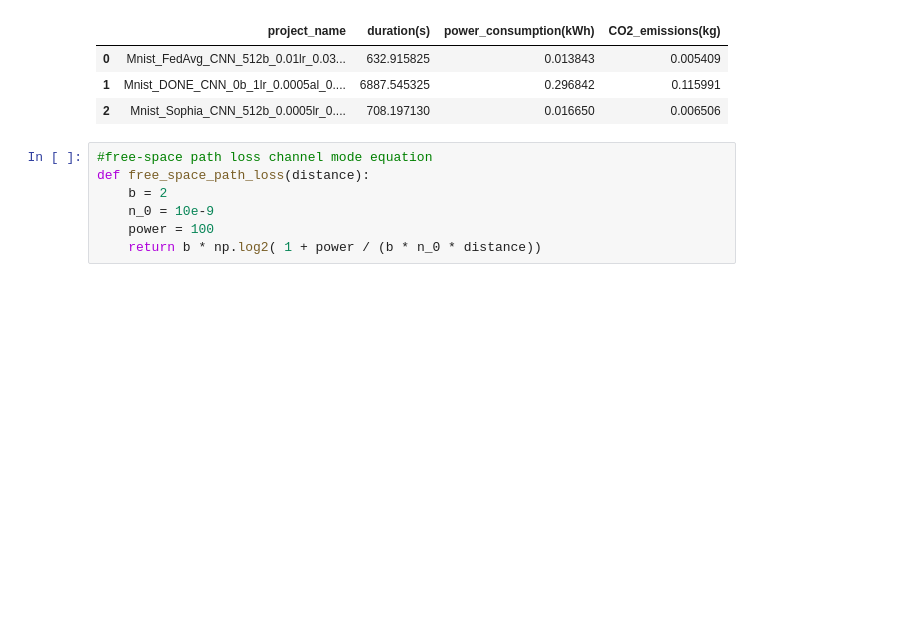
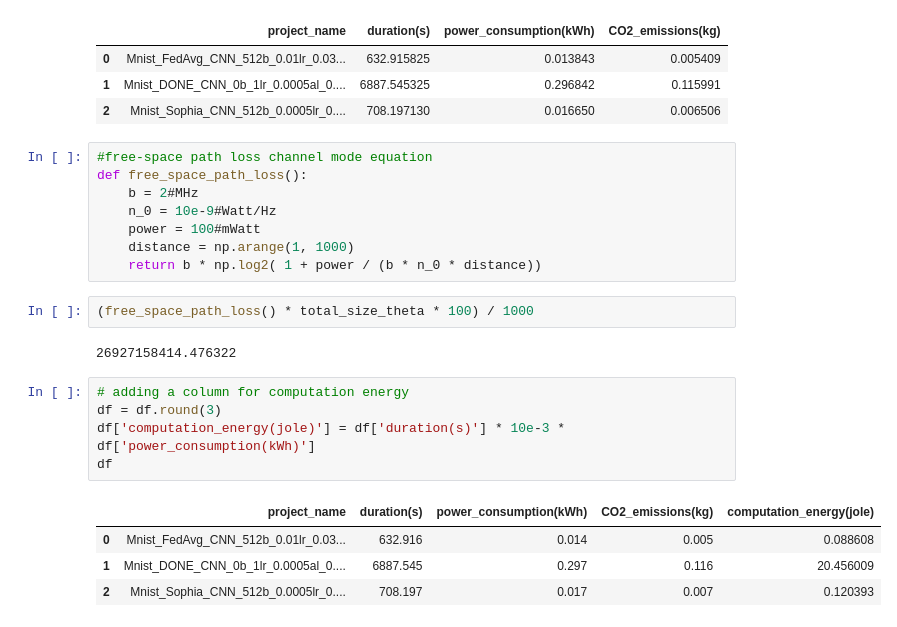
Before and after one commit to Ahmed-Khaled-Saleh/Fed-Sophia-pytorch, a Jupyter notebook: y_Results_clean.ipynb, the cells around one changed output. Drawn from its saved outputs; the diff is of its cells as text; blank space fills up the shorter version.

```diff
--- a/y_Results_clean.ipynb
+++ b/y_Results_clean.ipynb
@@ -701,8 +701,23 @@ df
 | 2 | Mnist_Sophia_CNN_512b_0.0005lr_0.... | 708.197130 | 0.016650 | 0.006506 |
 # %%
 #free-space path loss channel mode equation
-def free_space_path_loss(distance):
-    b = 2
-    n_0 = 10e-9
-    power = 100
+def free_space_path_loss():
+    b = 2#MHz
+    n_0 = 10e-9#Watt/Hz
+    power = 100#mWatt
+    distance = np.arange(1, 1000)
     return b * np.log2( 1 + power / (b * n_0 * distance))
+# %%
+(free_space_path_loss() * total_size_theta * 100) / 1000
+# %% [output]
+26927158414.476322
+# %%
+# adding a column for computation energy
+df = df.round(3)
+df['computation_energy(jole)'] = df['duration(s)'] * 10e-3 * df['power_consumption(kWh)']
+df
+# %% [output]
+|  | project_name | duration(s) | power_consumption(kWh) | CO2_emissions(kg) | computation_energy(jole) |
+| 0 | Mnist_FedAvg_CNN_512b_0.01lr_0.03... | 632.916 | 0.014 | 0.005 | 0.088608 |
+| 1 | Mnist_DONE_CNN_0b_1lr_0.0005al_0.... | 6887.545 | 0.297 | 0.116 | 20.456009 |
+| 2 | Mnist_Sophia_CNN_512b_0.0005lr_0.... | 708.197 | 0.017 | 0.007 | 0.120393 |
```
Also changed, not shown: parts of 5 cells of this notebook, 2 other files.
